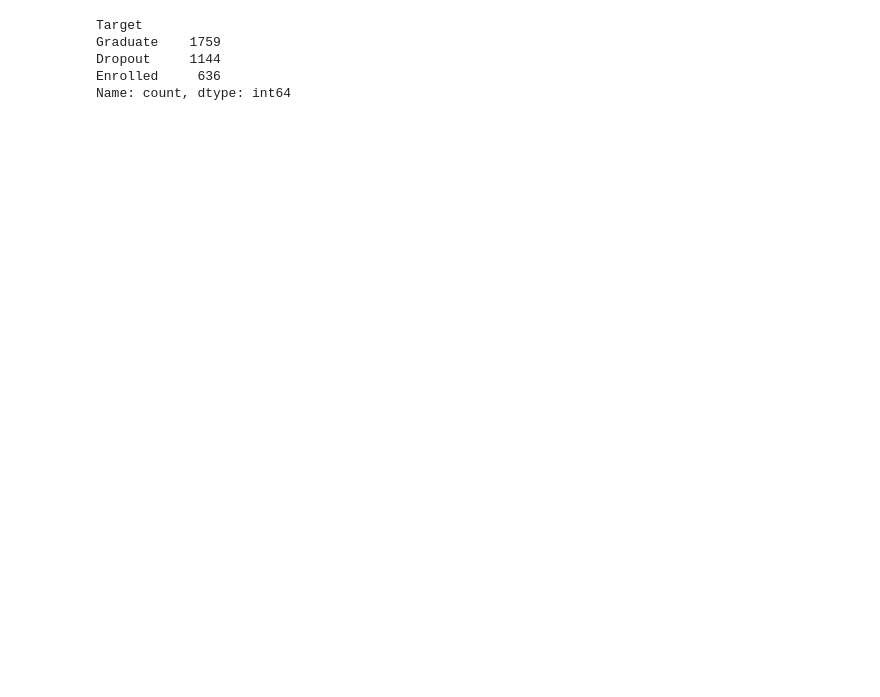
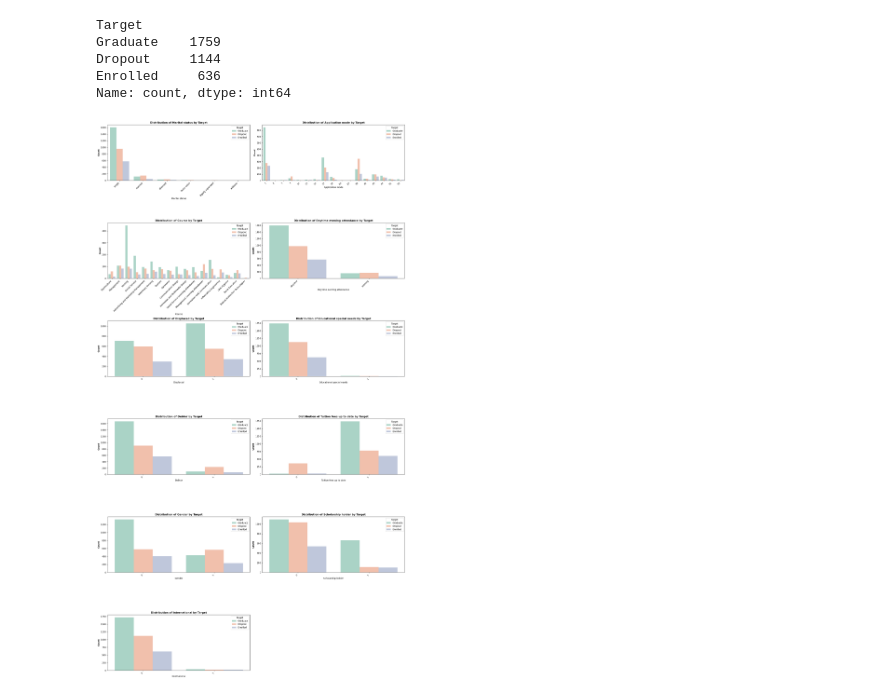
Before and after one commit to hchqin/Student_Success_Predict_Group15_Fork, a Jupyter notebook: src/data_analysis_EDA.ipynb, the cells around one changed output. Drawn from its saved outputs; the diff is of its cells as text; code cells hidden in the pictures; blank space fills up the shorter version.

```diff
--- a/src/data_analysis_EDA.ipynb
+++ b/src/data_analysis_EDA.ipynb
@@ -260,3 +260,32 @@ Graduate    1759
 Dropout     1144
 Enrolled     636
 Name: count, dtype: int64
+# %%
+n_features = len(categorical_features[:3] + binary_features)
+n_rows = (n_features + 1) // 2
+
+if n_features > 0:
+    fig, axes = plt.subplots(n_rows, 2, figsize=(20, 6 * n_rows))
+
+    for i, feat in enumerate(categorical_features[:3] + binary_features):
+        row = i // 2
+        col = i % 2
+        sns.countplot(data=train_df, x=feat, hue="Target", palette="Set2", alpha=0.6, ax=axes[row, col])
+        axes[row, col].set_title("Distribution of " + feat + " by Target", fontweight='bold')
+        axes[row, col].set_ylabel("Count", fontweight='bold')
+
+        # Rotate x-axis labels at a 45-degree angle without triggering the warning
+
+        axes[row, col].set_xticklabels(axes[row, col].get_xticklabels(), rotation=45, ha='right')
+
+    # If there is an odd number of features, remove the last subplot
+    if n_features % 2 == 1:
+        fig.delaxes(axes[-1, -1])
+
+    # Adjust layout and show plot
+    plt.tight_layout()
+    plt.show()
+else:
+    print("No features to plot.")
+# %% [output]
+[figure, added]
```
Also changed, not shown: parts of 3 cells of this notebook.
